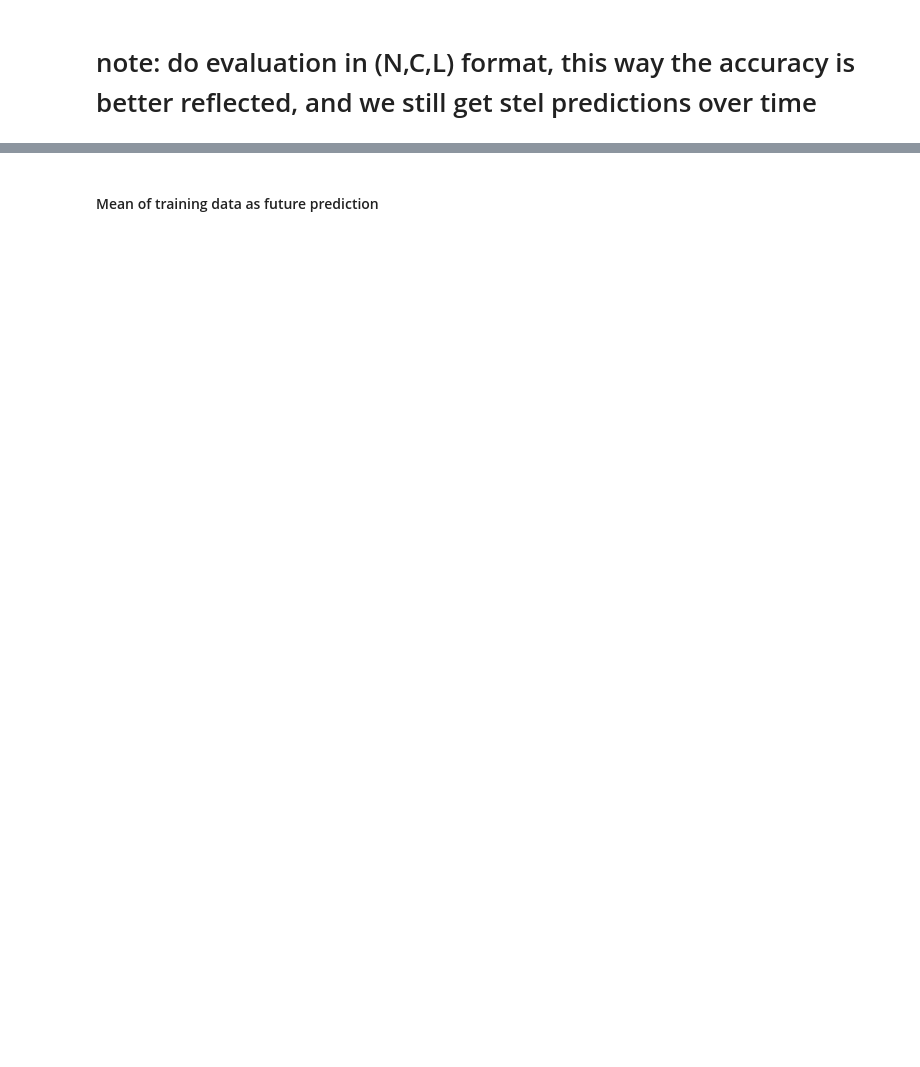
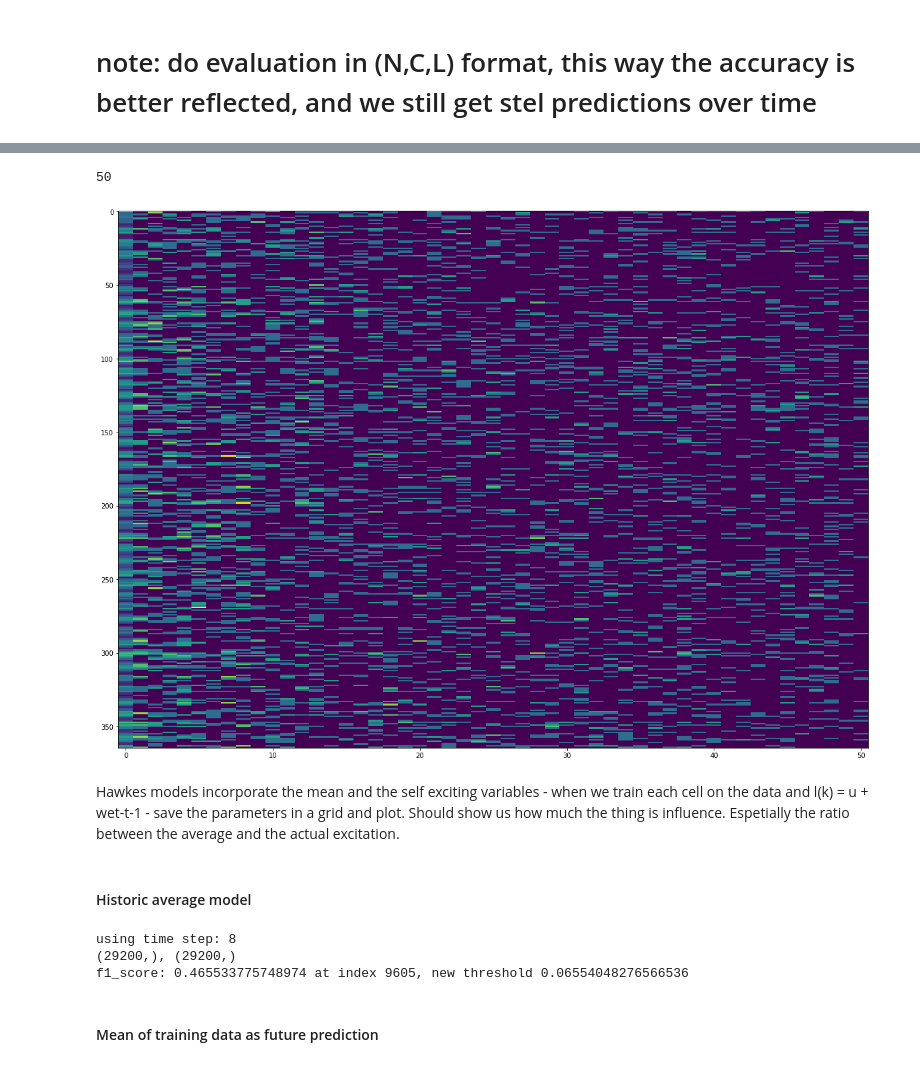
Before and after one commit to bernsblack/masters, a Jupyter notebook: run_baseline_models.ipynb, the cells around one changed output, grey strips where cells are left out. Saved outputs shown, nothing was run; the diff lists cells and outputs as text; code cells hidden in the pictures; blank space fills up the shorter version.

```diff
--- a/run_baseline_models.ipynb
+++ b/run_baseline_models.ipynb
@@ -50,3 +86,7 @@ data_dim_str = "T24H-X850M-Y880M"  # needs to exist
 data_path = f"./data/processed/{data_dim_str}/"
 os.makedirs(data_path, exist_ok=True)
+# %%
+conf.top_k_cells
+# %% [output]
+50
 # %%
@@ -53,0 +94,13 @@ data_group = GridDataGroup(data_path=data_path, conf=conf)
+# %%
+# taking only the first 300 of all crimes
+crimes = data_group.crimes[:365, 0]
+# %%
+mean = crimes.mean(1).reshape(-1,1)
+mean = mean/np.max(mean)*np.max(crimes)
+stack = np.hstack([mean, crimes])
+# %%
+plt.figure(figsize=(20,20))
+plt.imshow(stack,aspect=.1,cmap='viridis')
+plt.show()
+# %% [output]
+[figure, added]
@@ -54,3 +109,43 @@ data_group = GridDataGroup(data_path=data_path, conf=conf)
+# %% [markdown]
+Hawkes models incorporate the mean and the self exciting variables - when we train each cell on the data and
+l(k) = u + wet-t-1 - save the parameters in a grid and plot. Should show us how much the thing is influence.
+Espetially the ratio between the average and the actual excitation.
+# %% [markdown]
+#### Historic average model
+# %%
+time_step = get_historic_step_from_time_step(get_time_step_from_data_folder(data_dim_str))
+print(f"using time step: {time_step}")
+
+ha = HistoricAverage(step=time_step)
+all_crimes = data_group.crimes[:,0]
+tst_targets = data_group.testing_set.targets
+all_crimes_ha = ha(all_crimes)
+tst_crimes_ha = all_crimes_ha[-len(tst_targets):]
+
+probas_pred = tst_crimes_ha.flatten()
+
+N,_,L = tst_targets.shape
+targets_shape = N,L
+y_true = tst_targets.flatten()
+
+thresh = best_threshold(y_true, probas_pred)
+y_pred = np.copy(probas_pred)
+y_pred[y_pred >= thresh] = 1
+y_pred[y_pred < thresh] = 0
+
+ha_model_result = ModelResult(model_name=f"HA {time_step}",
+                                y_true=y_true,
+                                y_pred=y_pred,
+                                probas_pred=probas_pred,
+                                t_range=data_group.testing_set.t_range,
+                                indices=None,
+                                shape=targets_shape)
+
+model_results.append(ha_model_result)
+# %% [output]
+using time step: 8
+(29200,), (29200,)
+f1_score: 0.465533775748974 at index 9605, new threshold 0.06554048276566536
 # %% [markdown]
 #### Mean of training data as future prediction
 # %%
```
Also changed, not shown: parts of 16 cells of this notebook, 11 other files.
